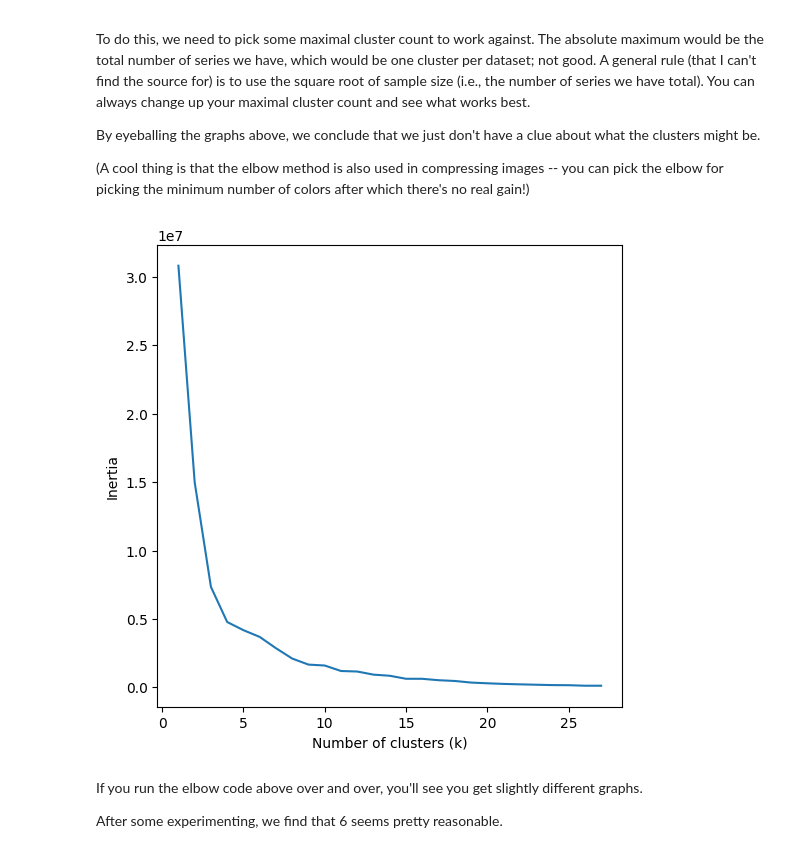
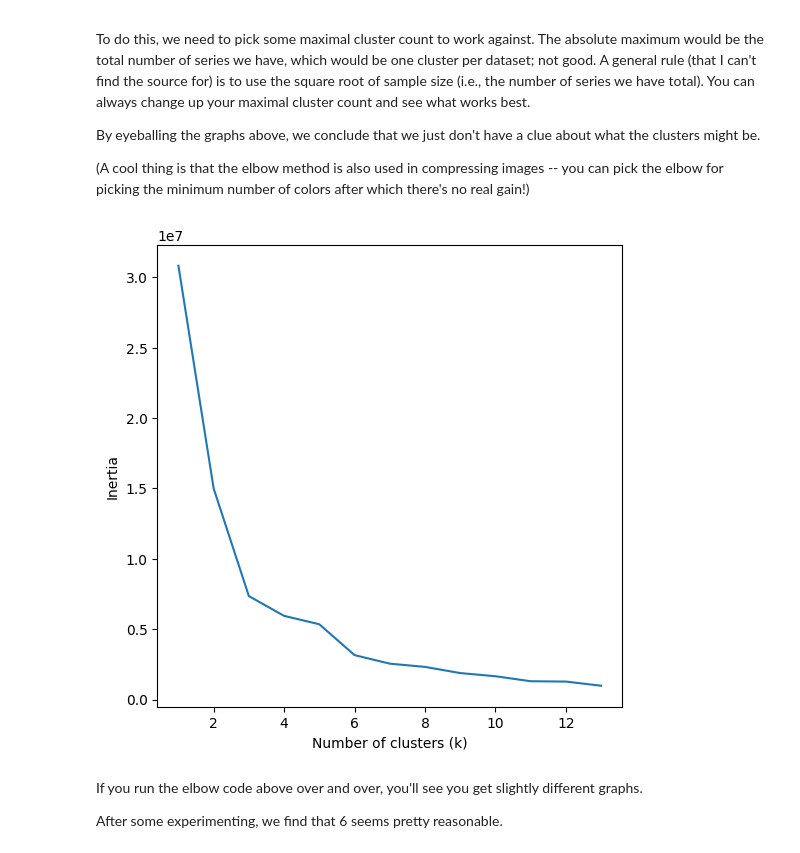
Before and after one commit to aleph-naught2tog/cbc-by-similarity, a Jupyter notebook: src/cbc-notebook.ipynb, the cells around one changed output. Drawn from its saved outputs; the diff is of its cells as text; code cells hidden in the pictures.

```diff
--- a/src/cbc-notebook.ipynb
+++ b/src/cbc-notebook.ipynb
@@ -103,13 +103,13 @@ no real gain!)
 # %%
 from plotters import render_elbows
 import math
 
 # this calculation is arbitrary -- you could set your max cluster count to be 20, 100, etc
-max_cluster_count = int(math.sqrt(len(all_bird_series))) * 2
+max_cluster_count = int(math.sqrt(len(all_bird_series)))
 
 render_elbows(all_bird_series, max_cluster_count=max_cluster_count)
 # %% [output]
-[figure, old version]
+[figure, new version]
 # %% [markdown]
 If you run the elbow code above over and over, you'll see you get slightly different graphs.
 
```
Also changed, not shown: parts of 4 cells of this notebook, 4 other files.
